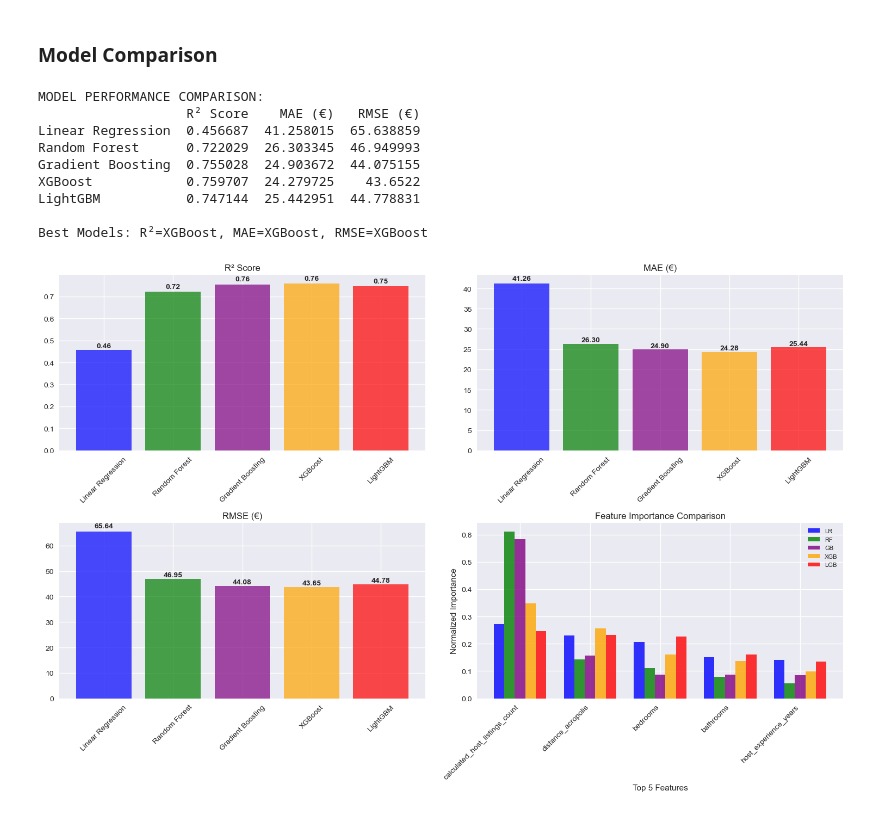
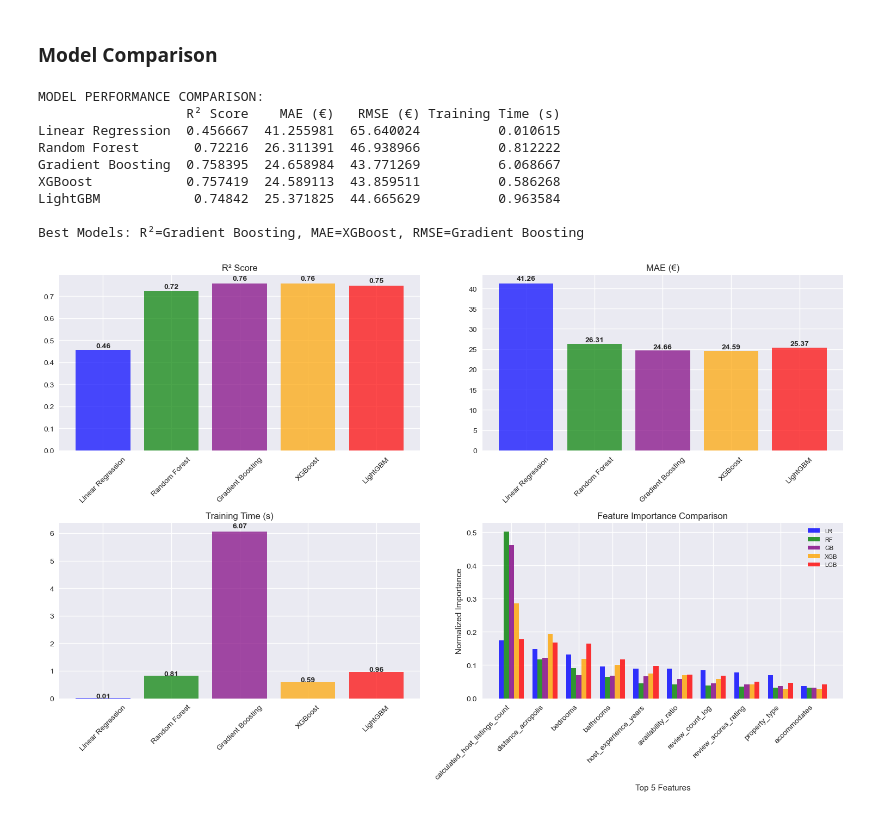
Before and after one commit to Ioannis-Stamatakis/price-prediction-athens-airbnb, a Jupyter notebook: Notebook/model_pipeline_notebook.ipynb, the cells around one changed output. Cells and saved outputs as stored; diff of their text form; code cells hidden in the pictures.

Commit message:
added training time comparison

```diff
--- a/Notebook/model_pipeline_notebook.ipynb
+++ b/Notebook/model_pipeline_notebook.ipynb
@@ -442,7 +446,7 @@ Top 5 Most Important Features:
 ### Random Forest
 # %%
 # Train Random Forest
-
+start_time = time.time()
 rf_model = RandomForestRegressor(
     n_estimators=100,
     max_depth=15,
@@ -460,11 +464,14 @@ rf_pred = rf_model.predict(X_test)
 rf_r2 = r2_score(y_test, rf_pred)
 rf_mae = mean_absolute_error(y_test, rf_pred)
 rf_rmse = np.sqrt(mean_squared_error(y_test, rf_pred))
+end_time = time.time()
+rf_time = end_time - start_time
 
 print("Random Forest Results:")
 print(f"R² Score: {rf_r2:.3f}")
 print(f"MAE: €{rf_mae:.2f}")
 print(f"RMSE: €{rf_rmse:.2f}")
+print(f"Training Time: {rf_time:.2f} seconds")
 
 # Feature importance
 rf_feature_importance = pd.DataFrame({
@@ -518,7 +526,7 @@ Top 5 Most Important Features:
 ### Gradient Boosting
 # %%
 # Train Gradient Boosting
-
+start_time = time.time()
 gb_model = GradientBoostingRegressor(
     n_estimators=200,
     learning_rate=0.1,
@@ -535,11 +543,14 @@ gb_pred = gb_model.predict(X_test)
 gb_r2 = r2_score(y_test, gb_pred)
 gb_mae = mean_absolute_error(y_test, gb_pred)
 gb_rmse = np.sqrt(mean_squared_error(y_test, gb_pred))
+end_time = time.time()
+gb_time = end_time - start_time
 
 print("Gradient Boosting Results:")
 print(f"R² Score: {gb_r2:.3f}")
 print(f"MAE: €{gb_mae:.2f}")
 print(f"RMSE: €{gb_rmse:.2f}")
+print(f"Training Time: {gb_time:.2f} seconds")
 
 # Feature importance
 gb_feature_importance = pd.DataFrame({
@@ -603,7 +615,7 @@ if numeric_indices:
     X_test_xgb.iloc[:, numeric_indices] = scaler_xgb.transform(X_test.iloc[:, numeric_indices])
 
 # Train XGBoost with optimized parameters
-
+start_time = time.time()
 xgb_model = xgb.XGBRegressor(
     n_estimators=300,
     learning_rate=0.08,
@@ -626,11 +638,14 @@ xgb_pred = xgb_model.predict(X_test_xgb)
 xgb_r2 = r2_score(y_test, xgb_pred)
 xgb_mae = mean_absolute_error(y_test, xgb_pred)
 xgb_rmse = np.sqrt(mean_squared_error(y_test, xgb_pred))
+end_time = time.time()
+xgb_time = end_time - start_time
 
 print("XGBoost Results:")
 print(f"R² Score: {xgb_r2:.3f}")
 print(f"MAE: €{xgb_mae:.2f}")
 print(f"RMSE: €{xgb_rmse:.2f}")
+print(f"Training Time: {xgb_time:.2f} seconds")
 
 # Feature importance
 xgb_feature_importance = pd.DataFrame({
@@ -704,11 +720,14 @@ lgb_pred = lgb_model.predict(X_test)
 lgb_r2 = r2_score(y_test, lgb_pred)
 lgb_mae = mean_absolute_error(y_test, lgb_pred)
 lgb_rmse = np.sqrt(mean_squared_error(y_test, lgb_pred))
+end_time = time.time()
+lgb_time = end_time - start_time
 
 print("LightGBM Results:")
 print(f"R² Score: {lgb_r2:.3f}")
 print(f"MAE: €{lgb_mae:.2f}")
 print(f"RMSE: €{lgb_rmse:.2f}")
+print(f"Training Time: {lgb_time:.2f} seconds")
 
 # Feature importance
 lgb_feature_importance = pd.DataFrame({
@@ -768,19 +788,19 @@ Top 5 Most Important Features:
 
 # Collect all results
 models_results = {
-    'Linear Regression': {'R2': lr_r2, 'MAE': lr_mae, 'RMSE': lr_rmse, 'predictions': lr_pred},
-    'Random Forest': {'R2': rf_r2, 'MAE': rf_mae, 'RMSE': rf_rmse, 'predictions': rf_pred},
-    'Gradient Boosting': {'R2': gb_r2, 'MAE': gb_mae, 'RMSE': gb_rmse, 'predictions': gb_pred},
-    'XGBoost': {'R2': xgb_r2, 'MAE': xgb_mae, 'RMSE': xgb_rmse, 'predictions': xgb_pred},
-    'LightGBM': {'R2': lgb_r2, 'MAE': lgb_mae, 'RMSE': lgb_rmse, 'predictions': lgb_pred}
+    'Linear Regression': {'R2': lr_r2, 'MAE': lr_mae, 'RMSE': lr_rmse, 'Training Time': lr_time, 'predictions': lr_pred},
+    'Random Forest': {'R2': rf_r2, 'MAE': rf_mae, 'RMSE': rf_rmse, 'Training Time': rf_time, 'predictions': rf_pred},
+    'Gradient Boosting': {'R2': gb_r2, 'MAE': gb_mae, 'RMSE': gb_rmse, 'Training Time': gb_time, 'predictions': gb_pred},
+    'XGBoost': {'R2': xgb_r2, 'MAE': xgb_mae, 'RMSE': xgb_rmse, 'Training Time': xgb_time, 'predictions': xgb_pred},
+    'LightGBM': {'R2': lgb_r2, 'MAE': lgb_mae, 'RMSE': lgb_rmse, 'Training Time': lgb_time, 'predictions': lgb_pred}
 }
 
 # Create comparison DataFrame
 comparison_df = pd.DataFrame(models_results).T
-comparison_df.columns = ['R² Score', 'MAE (€)', 'RMSE (€)', 'Predictions']
+comparison_df.columns = ['R² Score', 'MAE (€)', 'RMSE (€)', 'Training Time (s)', 'Predictions']
 
 print("MODEL PERFORMANCE COMPARISON:")
-print(comparison_df[['R² Score', 'MAE (€)', 'RMSE (€)']].round(3))
+print(comparison_df[['R² Score', 'MAE (€)', 'RMSE (€)', 'Training Time (s)']].round(3))
 
 # Best models
 best_models = {
@@ -795,7 +815,7 @@ fig, axes = plt.subplots(2, 2, figsize=(15, 10))
 colors = ['blue', 'green', 'purple', 'orange', 'red']
 
 # Metrics bar charts
-metrics = [('R² Score', 'R² Score'), ('MAE (€)', 'MAE (€)'), ('RMSE (€)', 'RMSE (€)')]
+metrics = [('R² Score', 'R² Score'), ('MAE (€)', 'MAE (€)'), ('Training Time (s)', 'Training Time (s)')]
 for i, (col, title) in enumerate(metrics):
     row, col_idx = (0, i) if i < 2 else (1, 0)
     axes[row, col_idx].bar(comparison_df.index, comparison_df[col], color=colors, alpha=0.7)
@@ -806,41 +826,41 @@ for i, (col, title) in enumerate(metrics):
 
 # Feature importance comparison
 try:
     importances = []
     labels = ['LR', 'RF', 'GB', 'XGB', 'LGB']
     importance_vars = [lr_feature_importance, rf_feature_importance, gb_feature_importance,
                       xgb_feature_importance, lgb_feature_importance]
 
     for imp in importance_vars:
-        norm_imp = imp.head(5)['importance'] / imp.head(5)['importance'].sum()
+        norm_imp = imp.head(10)['importance'] / imp.head(10)['importance'].sum()
         importances.append(norm_imp.values)
 
-    x = np.arange(5)
+    x = np.arange(10)
     width = 0.15
     for i, (imp, label, color) in enumerate(zip(importances, labels, colors)):
         axes[1,1].bar(x + i*width - 2*width, imp, width, label=label, color=color, alpha=0.8)
 
     axes[1,1].set_xlabel('Top 5 Features')
     axes[1,1].set_ylabel('Normalized Importance')
     axes[1,1].set_title('Feature Importance Comparison')
     axes[1,1].set_xticks(x)
-    axes[1,1].set_xticklabels(rf_feature_importance.head(5)['feature'], rotation=45, ha='right')
+    axes[1,1].set_xticklabels(rf_feature_importance.head(10)['feature'], rotation=45, ha='right')
     axes[1,1].legend(fontsize=8)
 
 except:
     axes[1,1].text(0.5, 0.5, 'Feature importance\ncomparison unavailable',
                   ha='center', va='center', transform=axes[1,1].transAxes)
 
 plt.tight_layout()
 plt.show()
 # %% [output]
 MODEL PERFORMANCE COMPARISON:
-                   R² Score    MAE (€)   RMSE (€)
-Linear Regression  0.456687  41.258015  65.638859
-Random Forest      0.722029  26.303345  46.949993
-Gradient Boosting  0.755028  24.903672  44.075155
-XGBoost            0.759707  24.279725    43.6522
-LightGBM           0.747144  25.442951  44.778831
+                   R² Score    MAE (€)   RMSE (€) Training Time (s)
+Linear Regression  0.456667  41.255981  65.640024          0.010615
+Random Forest       0.72216  26.311391  46.938966          0.812222
+Gradient Boosting  0.758395  24.658984  43.771269          6.068667
+XGBoost            0.757419  24.589113  43.859511          0.586268
+LightGBM            0.74842  25.371825  44.665629          0.963584
 
-Best Models: R²=XGBoost, MAE=XGBoost, RMSE=XGBoost
+Best Models: R²=Gradient Boosting, MAE=XGBoost, RMSE=Gradient Boosting
-[figure, old version]
+[figure, new version]
```
Also changed, not shown: parts of 6 cells of this notebook, 2 other files.
